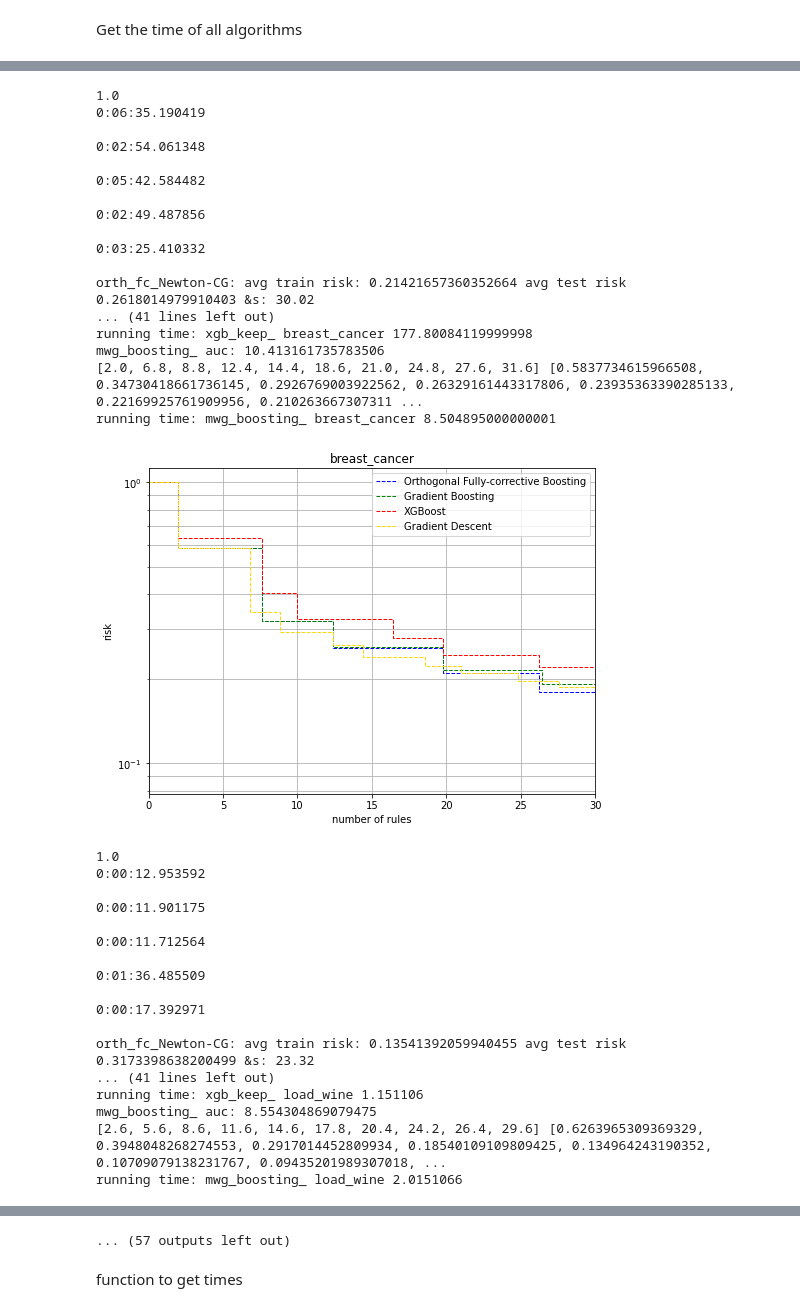
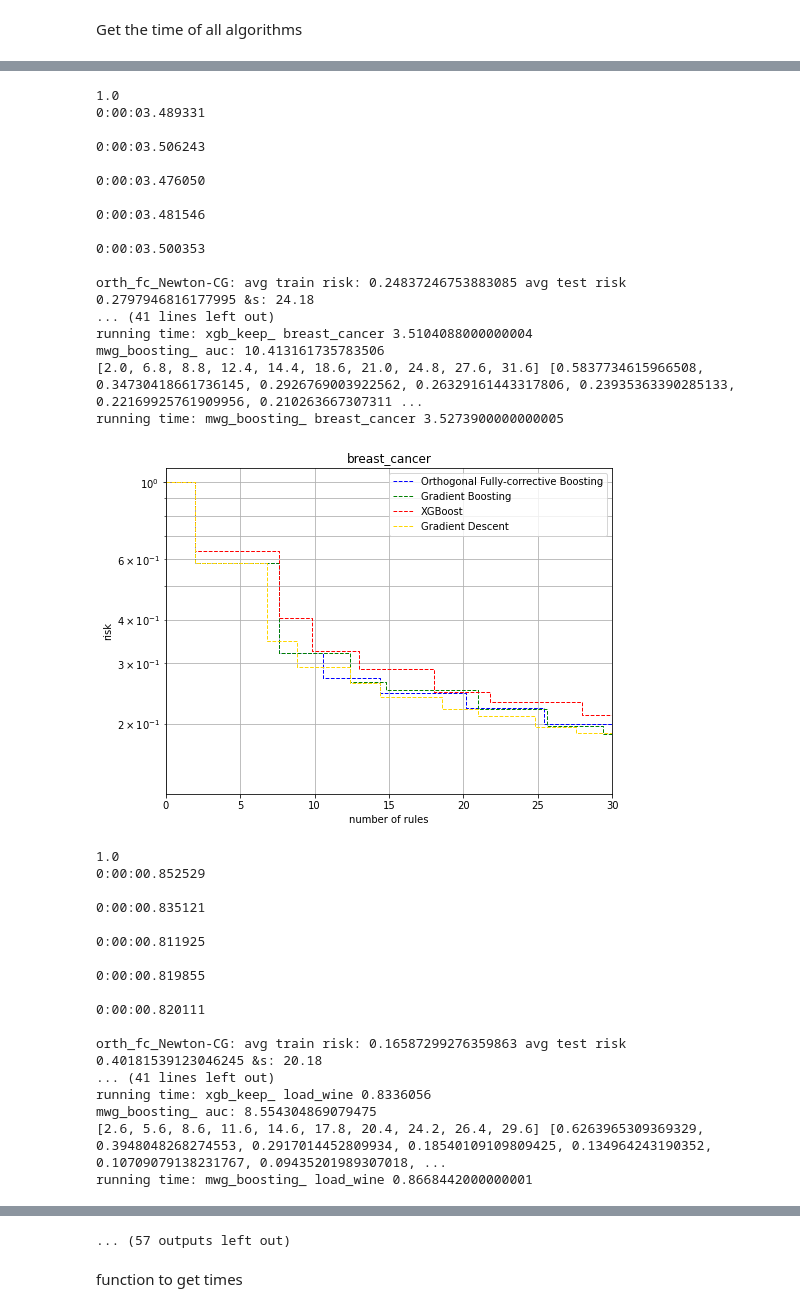
Before and after one commit to fyan102/FCOGB, a Jupyter notebook: analysis/compare_time.ipynb, the cells around one changed output, grey strips where cells are left out. Drawn from its saved outputs; the diff is of its cells as text; code cells hidden in the pictures.

```diff
--- a/analysis/compare_time.ipynb
+++ b/analysis/compare_time.ipynb
@@ -11,7 +11,7 @@ Get the time of all algorithms
 from matplotlib import pyplot as plt
 from random import random
 
-def compare3(dataset_name, location='../experiment_output_', max_risk=1, repeat=5, col=10,
+def compare3(dataset_name, location='../experiment_output_20230413_', max_risk=1, repeat=5, col=10,
             max_length=30, title=None):
     test_risks={}
     train_risks={}
@@ -25,7 +25,7 @@ def compare3(dataset_name, location='../experiment_output_', max_risk=1, repeat=
     objs = ['orth', 'gpe','xgb', 'mwg']
     for obj in objs:
         algos = ['fc'] if obj=='orth' else ['boosting'] if obj in ['gpe', 'mwg'] else ['keep']
-        search = 'exhaustive' if obj in ['xgb', 'orth', 'gpe'] else 'greedy'
+        search =  'greedy'
         for algo in algos:
             methods = ['Newton-CG'] if algo=='fc' else ['']
             for method in methods:
@@ -183,7 +183,7 @@ max_components = [30] * len(datasets)
 max_components[11]=25
 max_components[12]=20
 max_components[5]=10
-f = open("../analysis_results/compare_time.csv", 'w')
+f = open("../analysis_results/compare_time20230416.csv", 'w')
 f.write('dataset'+(','+','.join(values))*4+'\n')
 for i in range(len(datasets)):
 #     try:
@@ -266,35 +266,35 @@ running time: mwg_boosting_ iris 0.7845668
 1.0
-0:06:35.190419
+0:00:03.489331
 
-0:02:54.061348
+0:00:03.506243
 
-0:05:42.584482
+0:00:03.476050
 
-0:02:49.487856
+0:00:03.481546
 
-0:03:25.410332
+0:00:03.500353
 
-orth_fc_Newton-CG: avg train risk: 0.21421657360352664 avg test risk 0.2618014979910403 &s: 30.02
+orth_fc_Newton-CG: avg train risk: 0.24837246753883085 avg test risk 0.2797946816177995 &s: 24.18
 ... (41 lines left out)
-running time: xgb_keep_ breast_cancer 177.80084119999998
+running time: xgb_keep_ breast_cancer 3.5104088000000004
 mwg_boosting_ auc: 10.413161735783506
 [2.0, 6.8, 8.8, 12.4, 14.4, 18.6, 21.0, 24.8, 27.6, 31.6] [0.5837734615966508, 0.34730418661736145, 0.2926769003922562, 0.26329161443317806, 0.23935363390285133, 0.22169925761909956, 0.210263667307311 ...
-running time: mwg_boosting_ breast_cancer 8.504895000000001
+running time: mwg_boosting_ breast_cancer 3.5273900000000005
-[figure, old version]
+[figure, new version]
 1.0
-0:00:12.953592
+0:00:00.852529
 
-0:00:11.901175
+0:00:00.835121
 
-0:00:11.712564
+0:00:00.811925
 
-0:01:36.485509
+0:00:00.819855
 
-0:00:17.392971
+0:00:00.820111
 
-orth_fc_Newton-CG: avg train risk: 0.13541392059940455 avg test risk 0.3173398638200499 &s: 23.32
+orth_fc_Newton-CG: avg train risk: 0.16587299276359863 avg test risk 0.40181539123046245 &s: 20.18
 ... (41 lines left out)
-running time: xgb_keep_ load_wine 1.151106
+running time: xgb_keep_ load_wine 0.8336056
 mwg_boosting_ auc: 8.554304869079475
 [2.6, 5.6, 8.6, 11.6, 14.6, 17.8, 20.4, 24.2, 26.4, 29.6] [0.6263965309369329, 0.3948048268274553, 0.2917014452809934, 0.18540109109809425, 0.134964243190352, 0.10709079138231767, 0.09435201989307018, ...
-running time: mwg_boosting_ load_wine 2.0151066
+running time: mwg_boosting_ load_wine 0.8668442000000001
```
Also changed, not shown: parts of 11 cells of this notebook, 2 other files.
